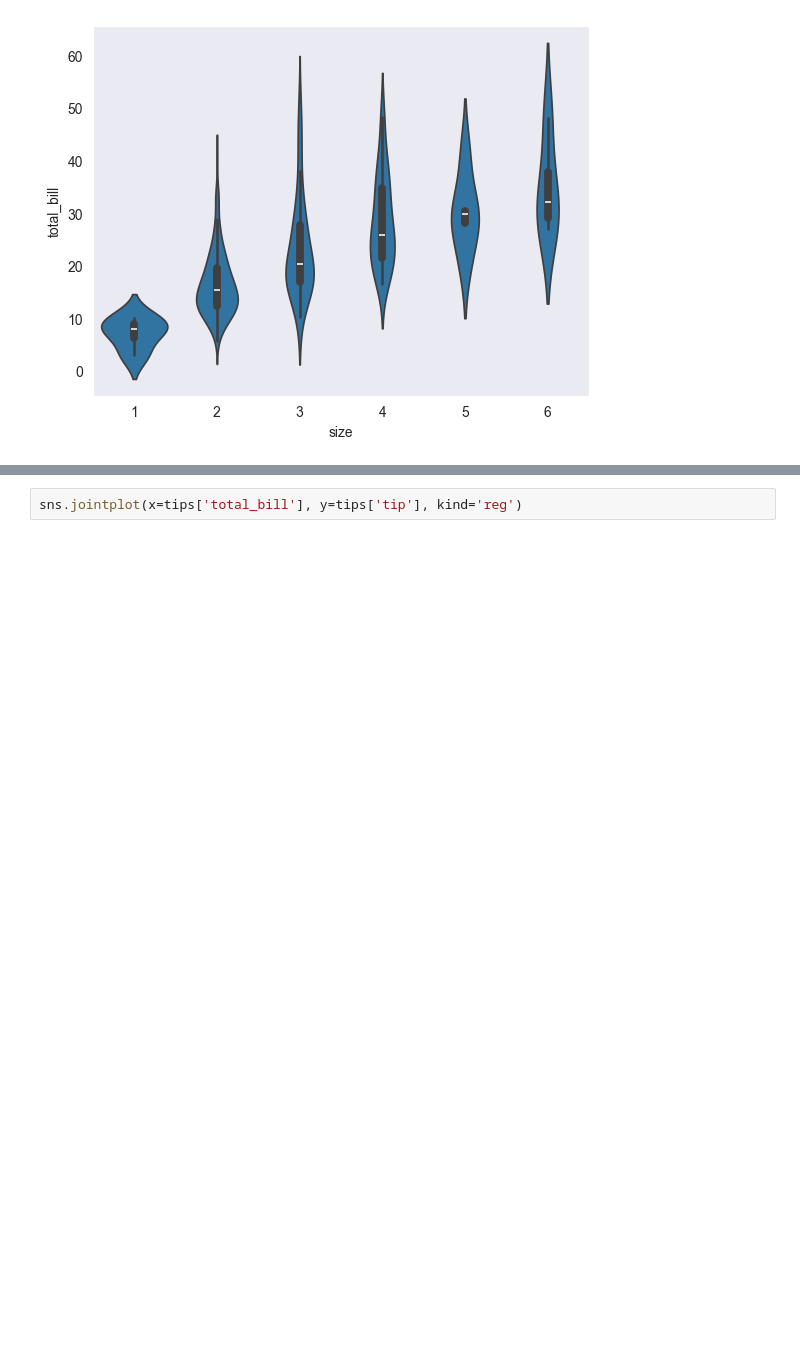
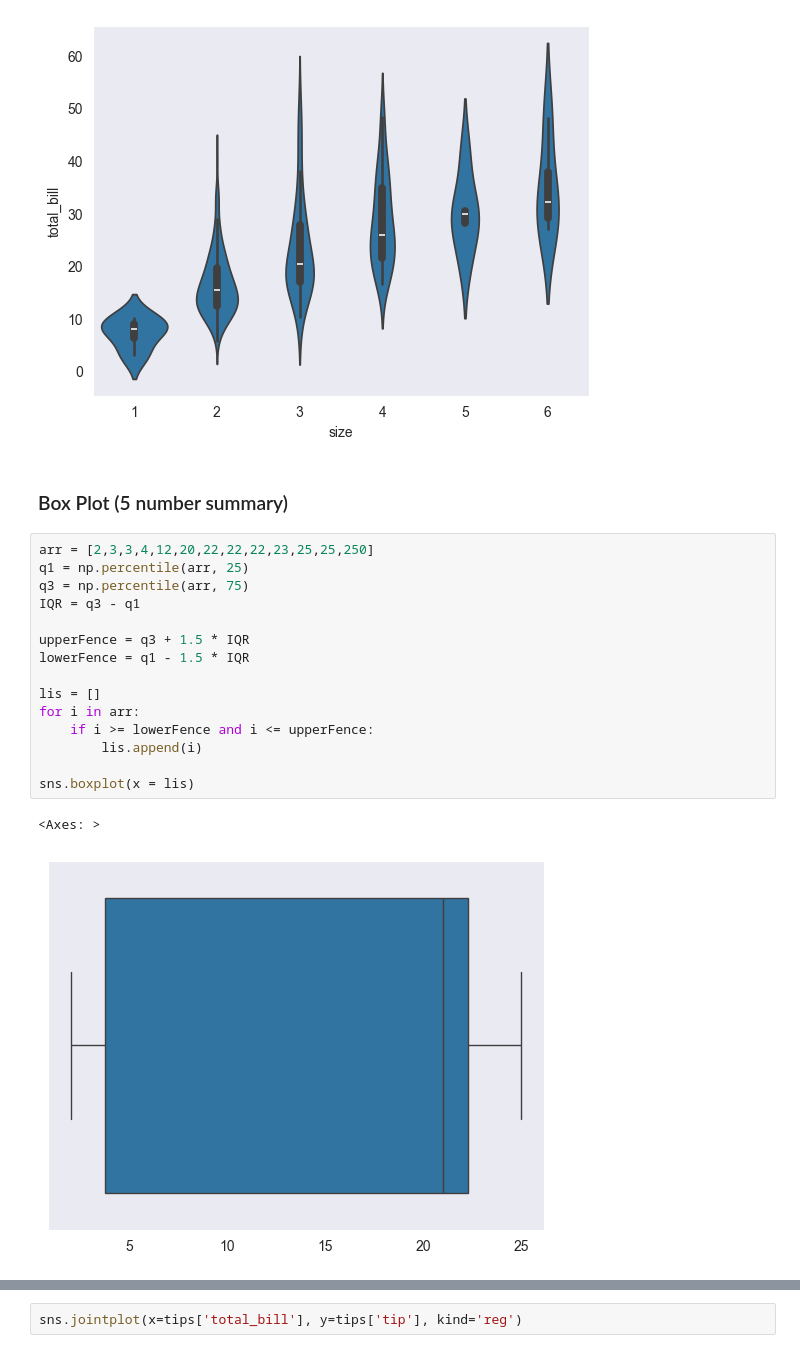
Before and after one commit to Mohitgoswami18/ML-DS-Journey, a Jupyter notebook: 05_Seaborn_Basics/Basics.ipynb, the cells around one changed output, grey strips where cells are left out. Drawn from its saved outputs; the diff is of its cells as text; blank space fills up the shorter version.

```diff
--- a/05_Seaborn_Basics/Basics.ipynb
+++ b/05_Seaborn_Basics/Basics.ipynb
@@ -49,6 +50,26 @@ sns.violinplot(x=tips['size'], y=tips['total_bill'])
 # %% [output]
 <Axes: xlabel='size', ylabel='total_bill'>
 [figure]
+# %% [markdown]
+### Box Plot (5 number summary)
+# %%
+arr = [2,3,3,4,12,20,22,22,22,23,25,25,250]
+q1 = np.percentile(arr, 25)
+q3 = np.percentile(arr, 75)
+IQR = q3 - q1
+
+upperFence = q3 + 1.5 * IQR
+lowerFence = q1 - 1.5 * IQR
+
+lis = []
+for i in arr:
+    if i >= lowerFence and i <= upperFence:
+        lis.append(i)
+
+sns.boxplot(x = lis)
+# %% [output]
+<Axes: >
+[figure, added]
 # %%
 sns.pairplot(tips, kind='reg')
 sns.set_style('dark')
```
Also changed, not shown: parts of 5 cells of this notebook, 3 other files.
